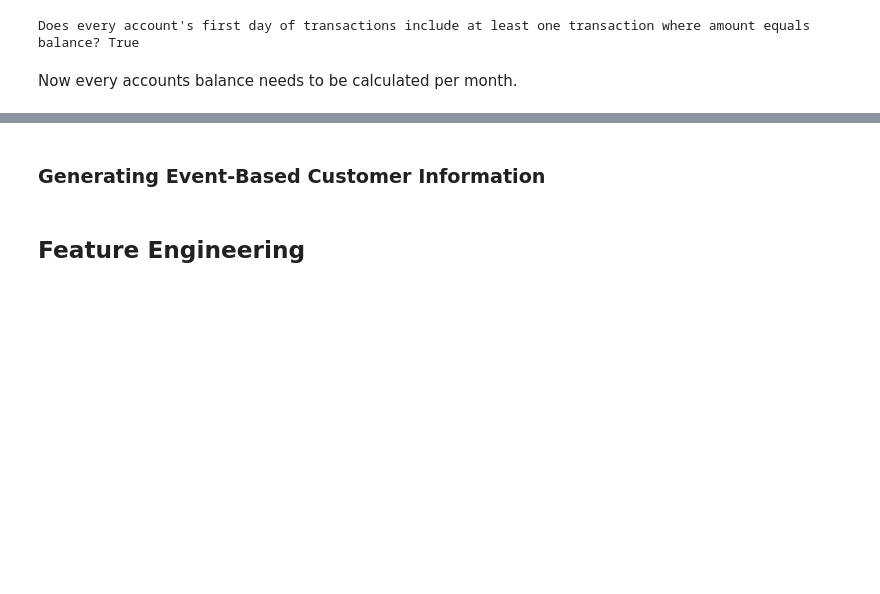
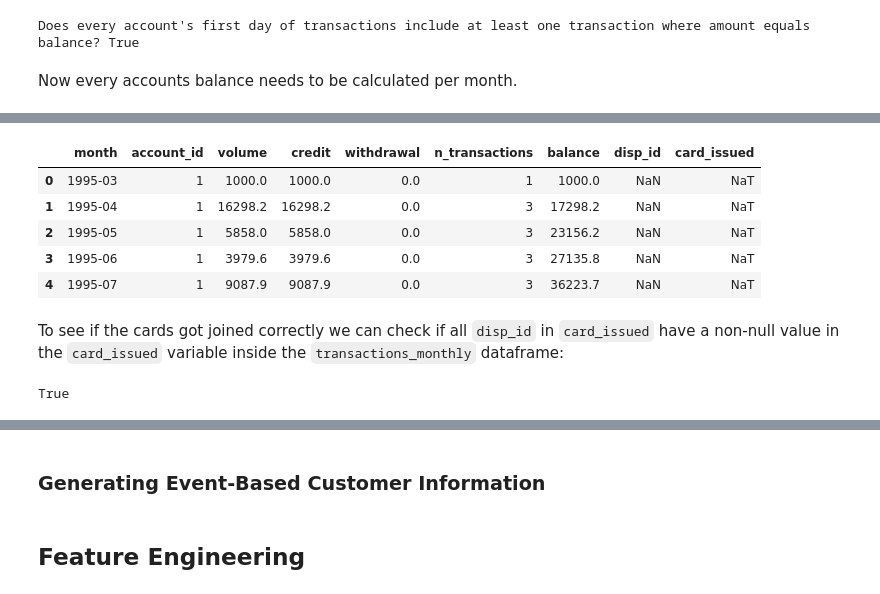
Before and after one commit to okaynils/fhnw-ds-aml, a Jupyter notebook: notebook.ipynb, the cells around one changed output, grey strips where cells are left out. Drawn from its saved outputs; the diff is of its cells as text; code cells hidden in the pictures; blank space fills up the shorter version.

```diff
--- a/notebook.ipynb
+++ b/notebook.ipynb
@@ -392,0 +410,20 @@ transactions_monthly
+# %%
+transactions_monthly = transactions_monthly.merge(card_issued, left_on='account_id', right_on='disp_id', how='left')
+
+transactions_monthly.head()
+# %% [output]
+|  | month | account_id | volume | credit | withdrawal | n_transactions | balance | disp_id | card_issued |
+| 0 | 1995-03 | 1 | 1000.0 | 1000.0 | 0.0 | 1 | 1000.0 | NaN | NaT |
+| 1 | 1995-04 | 1 | 16298.2 | 16298.2 | 0.0 | 3 | 17298.2 | NaN | NaT |
+| 2 | 1995-05 | 1 | 5858.0 | 5858.0 | 0.0 | 3 | 23156.2 | NaN | NaT |
+| 3 | 1995-06 | 1 | 3979.6 | 3979.6 | 0.0 | 3 | 27135.8 | NaN | NaT |
+| 4 | 1995-07 | 1 | 9087.9 | 9087.9 | 0.0 | 3 | 36223.7 | NaN | NaT |
+# %% [markdown]
+To see if the cards got joined correctly we can check if all `disp_id` in `card_issued` have a non-null value in the `card_issued` variable inside the `transactions_monthly` dataframe:
+# %%
+transactions_monthly[transactions_monthly['disp_id']
+                     .isin(card_issued['disp_id'])]['account_id']\
+                     .isin(card_issued['disp_id'])\
+                     .all()
+# %% [output]
+True
```
Also changed, not shown: parts of 20 cells of this notebook.
